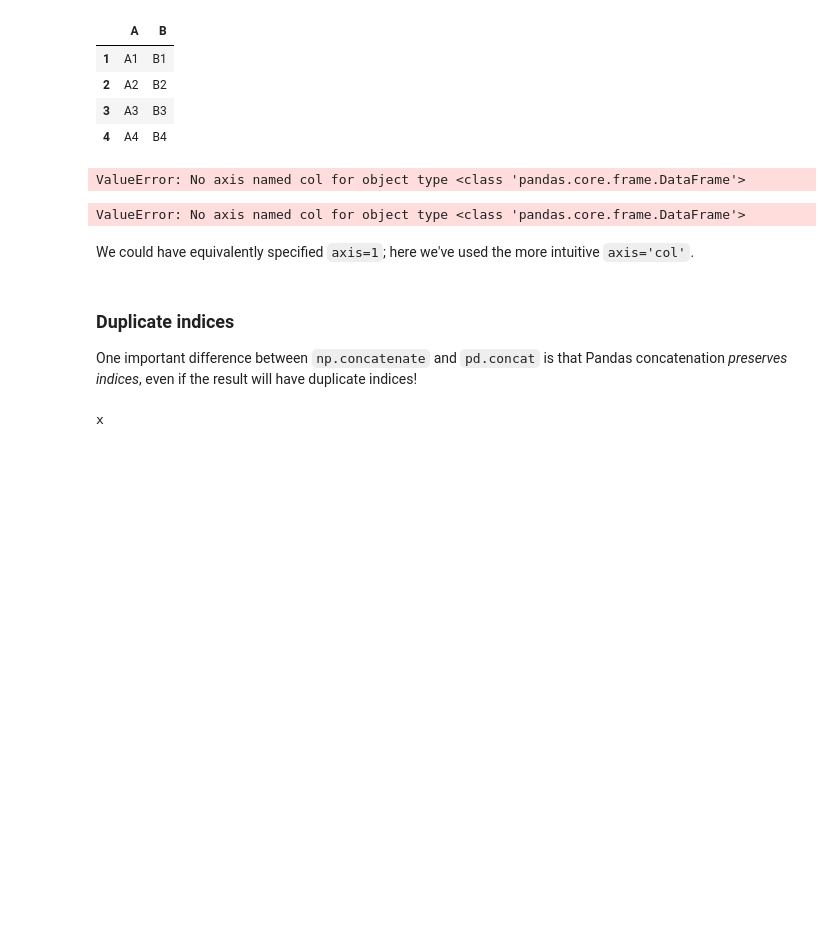
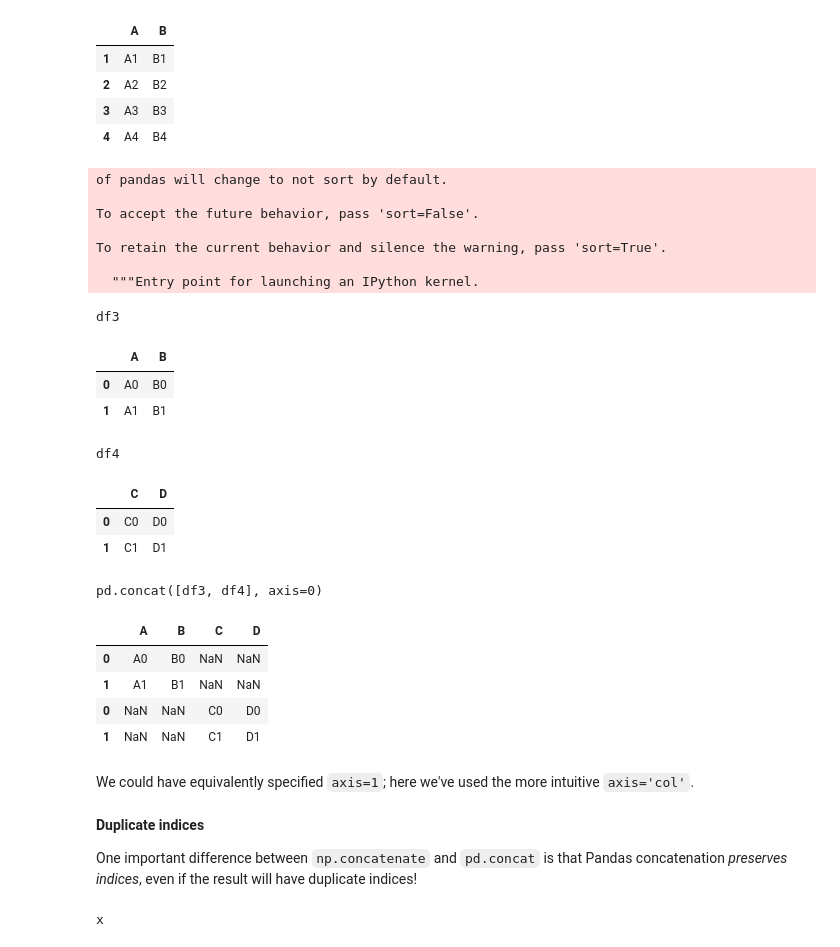
Before and after one commit to chen115y/MLOpsLearning, a Jupyter notebook: DataWrangling/Pandas.ipynb, the cells around one changed output. Saved outputs shown, nothing was run; the diff lists cells and outputs as text; code cells hidden in the pictures; blank space fills up the shorter version.

```diff
--- a/DataWrangling/Pandas.ipynb
+++ b/DataWrangling/Pandas.ipynb
@@ -1279,14 +1211,33 @@ pd.concat([df1, df2])
 # %%
 df3 = make_df('AB', [0, 1])
 df4 = make_df('CD', [0, 1])
-display('df3', 'df4', "pd.concat([df3, df4], axis='col')")
+display('df3', 'df4', "pd.concat([df3, df4], axis=0)")
 # %% [output]
-ValueError: No axis named col for object type <class 'pandas.core.frame.DataFrame'>
+of pandas will change to not sort by default.
+
+To accept the future behavior, pass 'sort=False'.
+
+To retain the current behavior and silence the warning, pass 'sort=True'.
+
+  """Entry point for launching an IPython kernel.
-ValueError: No axis named col for object type <class 'pandas.core.frame.DataFrame'>
+df3
+|  | A | B |
+| 0 | A0 | B0 |
+| 1 | A1 | B1 |
+df4
+|  | C | D |
+| 0 | C0 | D0 |
+| 1 | C1 | D1 |
+pd.concat([df3, df4], axis=0)
+|  | A | B | C | D |
+| 0 | A0 | B0 | NaN | NaN |
+| 1 | A1 | B1 | NaN | NaN |
+| 0 | NaN | NaN | C0 | D0 |
+| 1 | NaN | NaN | C1 | D1 |
 # %% [markdown]
 We could have equivalently specified ``axis=1``; here we've used the more intuitive ``axis='col'``.
 # %% [markdown]
-### Duplicate indices
+__Duplicate indices__
 
 One important difference between ``np.concatenate`` and ``pd.concat`` is that Pandas concatenation *preserves indices*, even if the result will have duplicate indices!
 # %%
```
Also changed, not shown: parts of 135 cells of this notebook, 3 other files.
